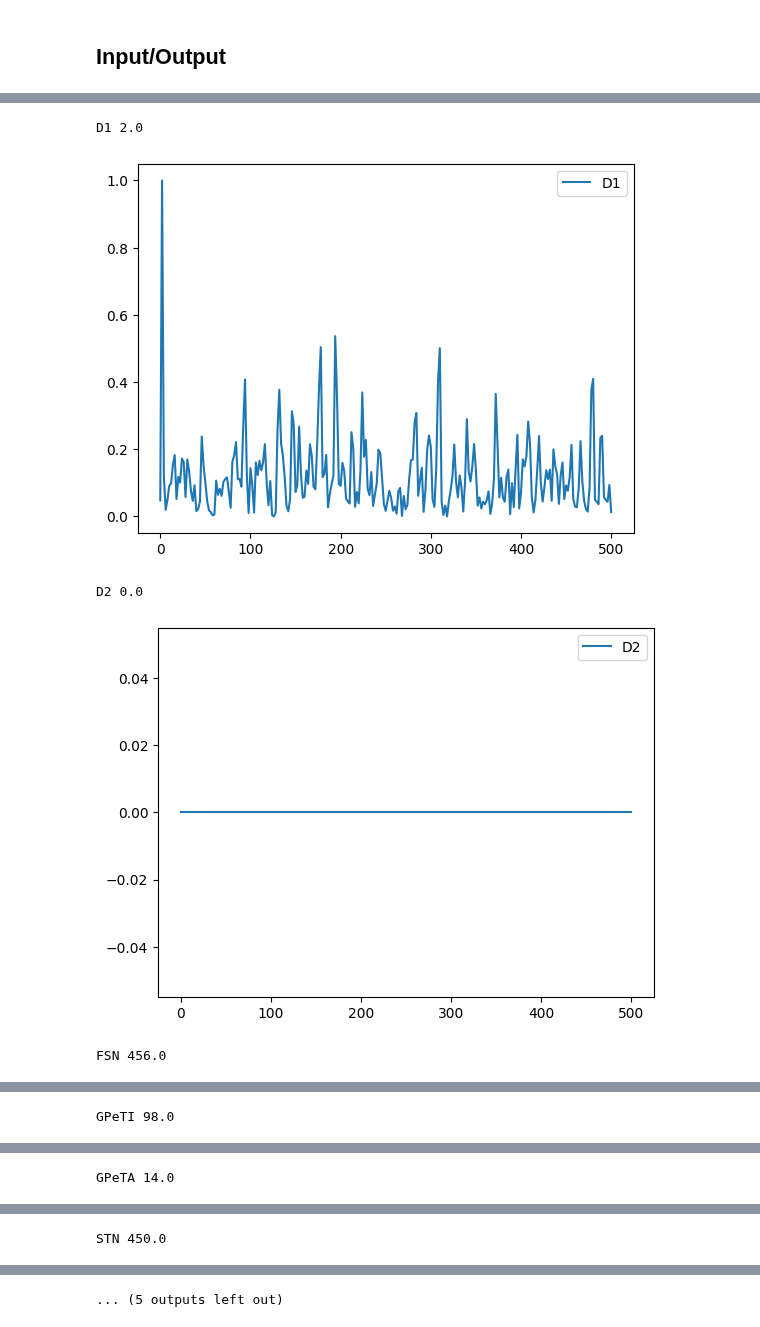
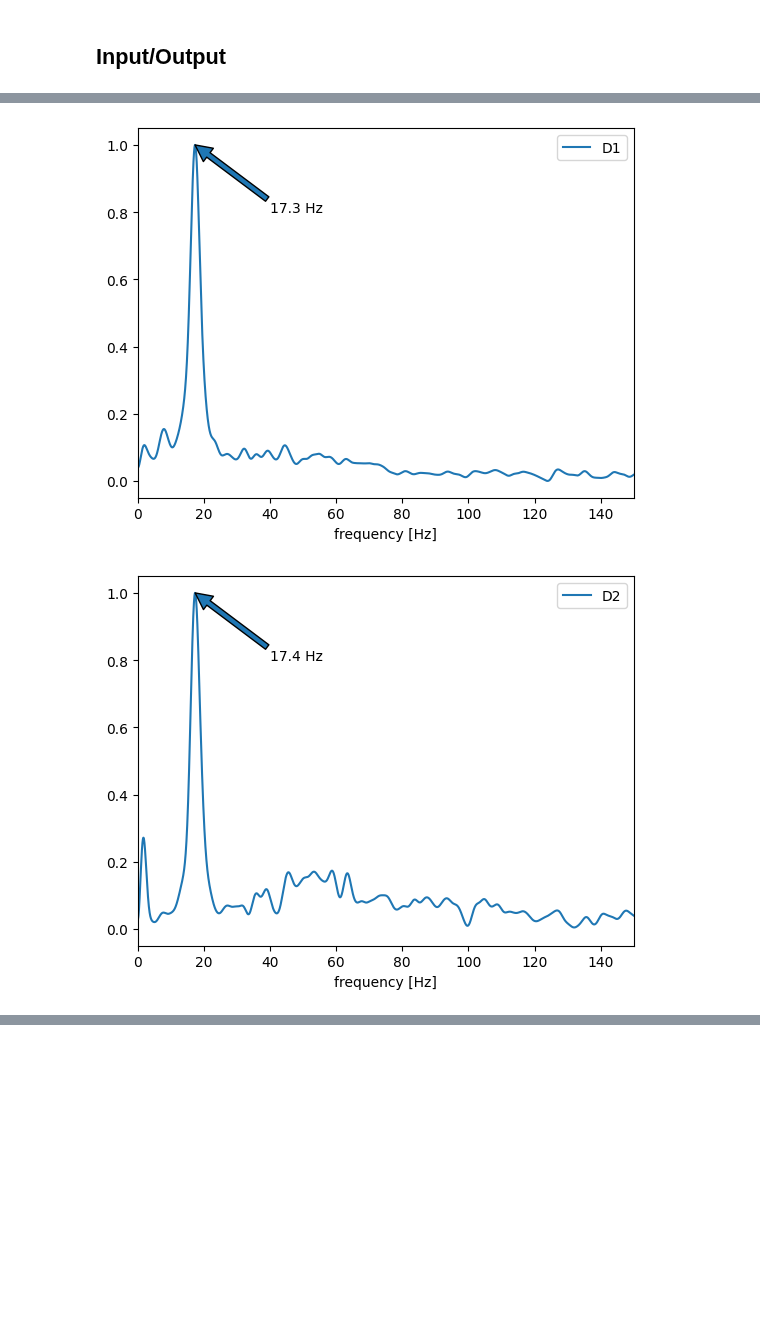
Before and after one commit to djanloo/quilt, a Jupyter notebook: basal_ganglia.ipynb, the cells around one changed output, grey strips where cells are left out. Saved outputs shown, nothing was run; the diff lists cells and outputs as text; code cells hidden in the pictures; blank space fills up the shorter version.

```diff
--- a/basal_ganglia.ipynb
+++ b/basal_ganglia.ipynb
@@ -48,5 +46,5 @@ sn.populations[pop_state_monitorized].monitorize_states()
 # %%
-poisson_rescale = 0.5
+poisson_rescale = 1.0
 poisson_inputs = dict(STN   = [500, 0.25],
                       GPeTA = [170, 0.15],
                       GPeTI = [1530, 0.25 ],
@@ -63,5 +61,5 @@ for pop in poisson_inputs:
 sn.populations["D1"].add_poisson_spike_injector(poisson_rescale * 1120, 0.45)
 sn.populations["D2"].add_poisson_spike_injector(poisson_rescale * 972.927, 0.45)
 # %%
-sn.run(dt=0.1, time=1000)
+sn.run(dt=0.1, time=8000)
 # %% [output]
@@ -107,39 +114,36 @@ Mean firing rate SNR:   0.0 Hz
 # %%
 from numpy.fft import fft, fftfreq
 from scipy.signal import welch
 from sklearn.preprocessing import MinMaxScaler
 from neurodsp.filt import filter_signal
 
 fig, ax = plt.subplots()
 scaler = MinMaxScaler()
 
 burn_in = 200
 
 for pop in sn.populations.keys():
     signal = binned_signals[pop][burn_in:]
     # signal = butter_bandpass_filter(signal, 0.2, 80, 1000, order=4)
     # fig, ax = plt.subplots()
     f, PSD = welch(signal,
                    1000,
                    nperseg=500,
                    noverlap=250,
-                   nfft=None,
+                   nfft=30000,#None,
                    scaling='density',
                    window='hamming')
     # print(PSD)
     plt.plot(f, scaler.fit_transform(PSD[:, None]).squeeze(), label=pop)
     # plt.plot(f, PSD, label=pop)
-    print(pop, f[np.argmax(PSD)])
+    plt.annotate(f"{f[np.argmax(PSD)]:.1f} Hz", xy=(f[np.argmax(PSD)], 1), xytext= (40, 0.8), arrowprops=dict())
     plt.legend()
+    plt.xlim(0,150)
+    plt.xlabel("frequency [Hz]")
+
     plt.show()
     # break
 # plt.xlim([0,50]);
-plt.legend();
-plt.xlabel("frequency [Hz]")
-plt.xlim(0,150)
 # %% [output]
-D1 2.0
-[figure, old version]
+[figure, new version]
-D2 0.0
-[figure, old version]
+[figure, new version]
-FSN 456.0
@@ -147 +150,0 @@ FSN 456.0
-GPeTI 98.0
@@ -149 +151,0 @@ GPeTI 98.0
-GPeTA 14.0
@@ -151 +152,0 @@ GPeTA 14.0
-STN 450.0
@@ -153 +153,0 @@ STN 450.0
-... (5 outputs left out)
```
Also changed, not shown: parts of 9 cells of this notebook.
